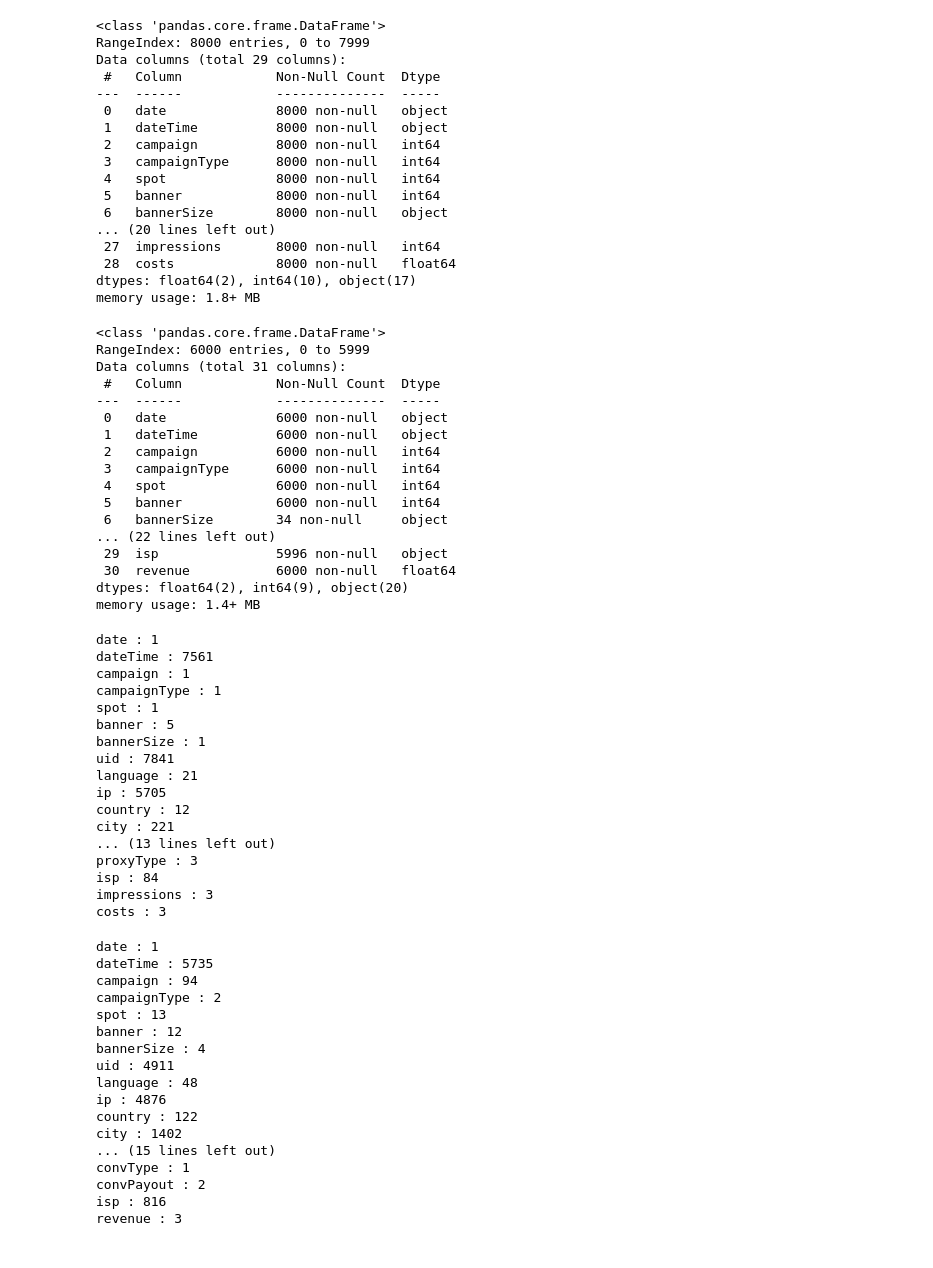
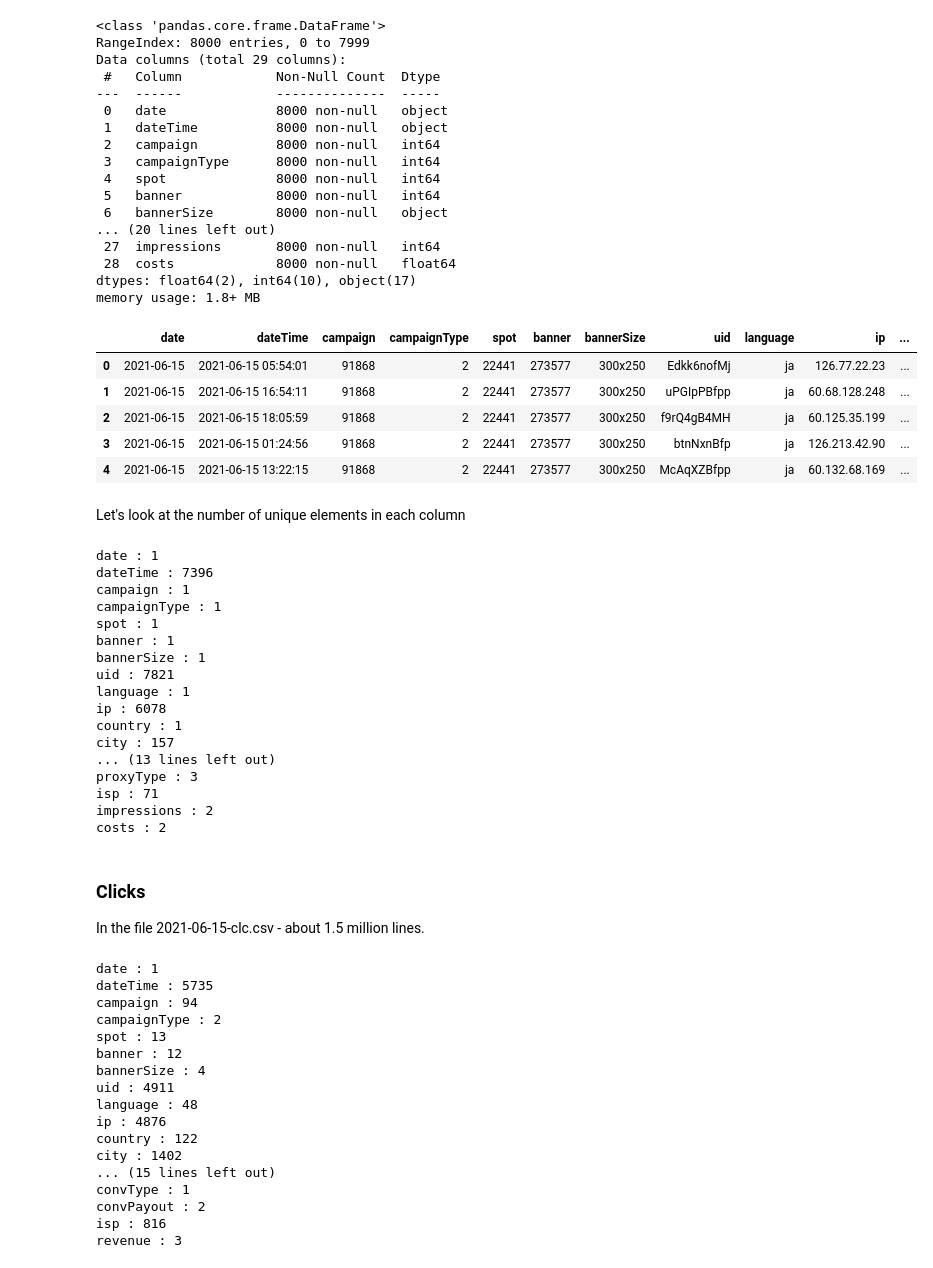
Before and after one commit to natalymakhova/Pet-project-for-RTB, a Jupyter notebook: DataAnalysis.ipynb, the cells around one changed output. Saved outputs shown, nothing was run; the diff lists cells and outputs as text; code cells hidden in the pictures.

```diff
--- a/DataAnalysis.ipynb
+++ b/DataAnalysis.ipynb
@@ -4,4 +10,6 @@ import numpy as np
 from datetime import date, timedelta, datetime
 import seaborn as sns
 import matplotlib.pyplot as plt
+# %%
+pd.set_option('display.max_columns', None)
 # %% [markdown]
@@ -11,7 +19,6 @@ import matplotlib.pyplot as plt
 # %%
-# Загрузка фрагмента файла, содержащего информацию по кликам за сутки
-impressions_df = pd.read_csv('2021-03-21-imp.csv', nrows=8000)
-impressions_df.info()
+df_impr = pd.read_csv('2021-06-15-impr.csv', nrows=8000)
+df_impr.info()
 # %% [output]
 <class 'pandas.core.frame.DataFrame'>
 RangeIndex: 8000 entries, 0 to 7999
@@ -30,48 +37,40 @@ Data columns (total 29 columns):
  28  costs             8000 non-null   float64
 dtypes: float64(2), int64(10), object(17)
 memory usage: 1.8+ MB
-# %%
-# Загрузка фрагмента файла, содержащего информацию по показам за сутки
-clicks_df = pd.read_csv('2021-03-21-clc.csv', nrows=6000)
-clicks_df.info()
-# %% [output]
-<class 'pandas.core.frame.DataFrame'>
-RangeIndex: 6000 entries, 0 to 5999
-Data columns (total 31 columns):
- #   Column            Non-Null Count  Dtype
----  ------            --------------  -----
- 0   date              6000 non-null   object
- 1   dateTime          6000 non-null   object
- 2   campaign          6000 non-null   int64
- 3   campaignType      6000 non-null   int64
- 4   spot              6000 non-null   int64
- 5   banner            6000 non-null   int64
- 6   bannerSize        34 non-null     object
-... (22 lines left out)
- 29  isp               5996 non-null   object
- 30  revenue           6000 non-null   float64
-dtypes: float64(2), int64(9), object(20)
-memory usage: 1.4+ MB
+# %%
+df_impr.head()
+# %% [output]
+|  | date | dateTime | campaign | campaignType | spot | banner | bannerSize | uid | language | ip | ... |
+| 0 | 2021-06-15 | 2021-06-15 05:54:01 | 91868 | 2 | 22441 | 273577 | 300x250 | Edkk6nofMj | ja | 126.77.22.23 | ... |
+| 1 | 2021-06-15 | 2021-06-15 16:54:11 | 91868 | 2 | 22441 | 273577 | 300x250 | uPGIpPBfpp | ja | 60.68.128.248 | ... |
+| 2 | 2021-06-15 | 2021-06-15 18:05:59 | 91868 | 2 | 22441 | 273577 | 300x250 | f9rQ4gB4MH | ja | 60.125.35.199 | ... |
+| 3 | 2021-06-15 | 2021-06-15 01:24:56 | 91868 | 2 | 22441 | 273577 | 300x250 | btnNxnBfp | ja | 126.213.42.90 | ... |
+| 4 | 2021-06-15 | 2021-06-15 13:22:15 | 91868 | 2 | 22441 | 273577 | 300x250 | McAqXZBfpp | ja | 60.132.68.169 | ... |
+# %% [markdown]
+Let's look at the number of unique elements in each column
 # %%
-# Число уникальных элементов в каждой колонке
-for column in impressions_df:
-    print(column, ':', impressions_df[column].nunique())
+# Unique elements in each column in the file with impressions
+for column in df_impr:
+    print(column, ':', df_impr[column].nunique())
 # %% [output]
 date : 1
-dateTime : 7561
+dateTime : 7396
 campaign : 1
 campaignType : 1
 spot : 1
-banner : 5
+banner : 1
 bannerSize : 1
-uid : 7841
-language : 21
-ip : 5705
-country : 12
-city : 221
+uid : 7821
+language : 1
+ip : 6078
+country : 1
+city : 157
 ... (13 lines left out)
 proxyType : 3
-isp : 84
-impressions : 3
-costs : 3
+isp : 71
+impressions : 2
+costs : 2
+# %% [markdown]
+### Clicks
+In the file 2021-06-15-clc.csv - about 1.5 million lines.
 # %%
```
Also changed, not shown: parts of 16 cells of this notebook.
